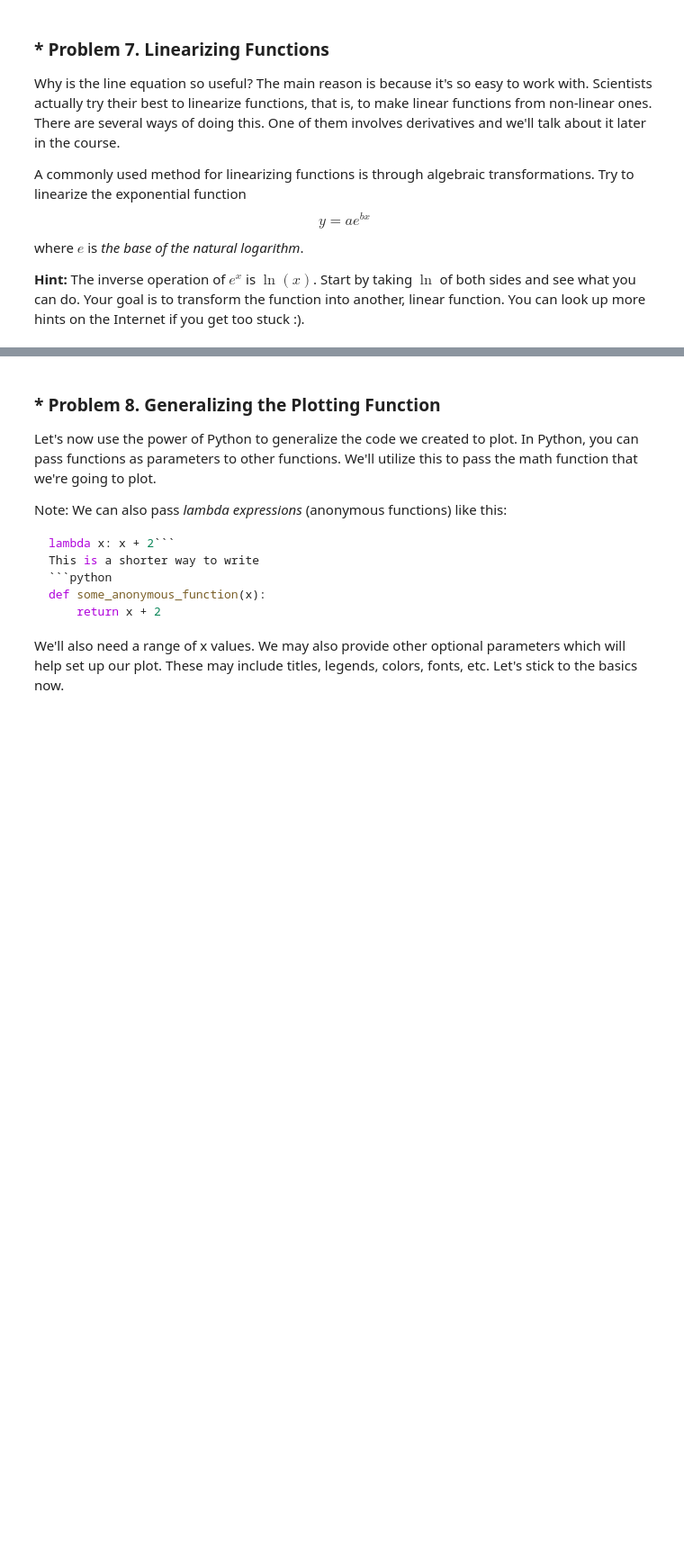
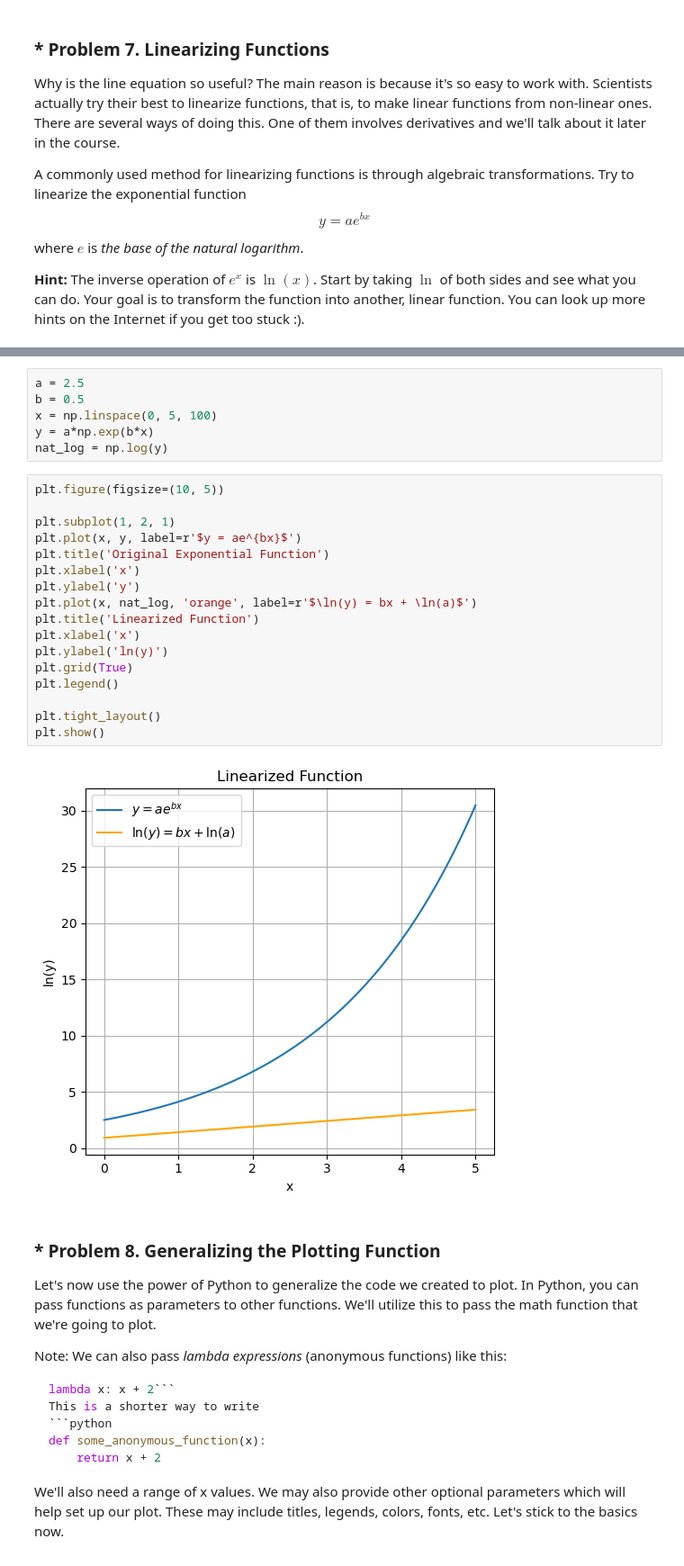
Before and after one commit to i11g/High-School-Math, a Jupyter notebook: High-School Maths Exercise.ipynb, the cells around one changed output, grey strips where cells are left out. Shown: that part at 90% size. Saved outputs shown, nothing was run; the diff lists cells and outputs as text; blank space fills up the shorter version.

```diff
--- a/High-School Maths Exercise.ipynb
+++ b/High-School Maths Exercise.ipynb
@@ -584,3 +747,28 @@ where $e$ is _the base of the natural logarithm_.
+# %%
+a = 2.5
+b = 0.5
+x = np.linspace(0, 5, 100)
+y = a*np.exp(b*x)
+nat_log = np.log(y)
+# %%
+plt.figure(figsize=(10, 5))
+
+plt.subplot(1, 2, 1)
+plt.plot(x, y, label=r'$y = ae^{bx}$')
+plt.title('Original Exponential Function')
+plt.xlabel('x')
+plt.ylabel('y')
+plt.plot(x, nat_log, 'orange', label=r'$\ln(y) = bx + \ln(a)$')
+plt.title('Linearized Function')
+plt.xlabel('x')
+plt.ylabel('ln(y)')
+plt.grid(True)
+plt.legend()
+
+plt.tight_layout()
+plt.show()
+# %% [output]
+[figure, added]
 # %% [markdown]
 ### * Problem 8. Generalizing the Plotting Function
 Let's now use the power of Python to generalize the code we created to plot. In Python, you can pass functions as parameters to other functions. We'll utilize this to pass the math function that we're going to plot.
```
Also changed, not shown: parts of 26 cells of this notebook, 1 other file.
